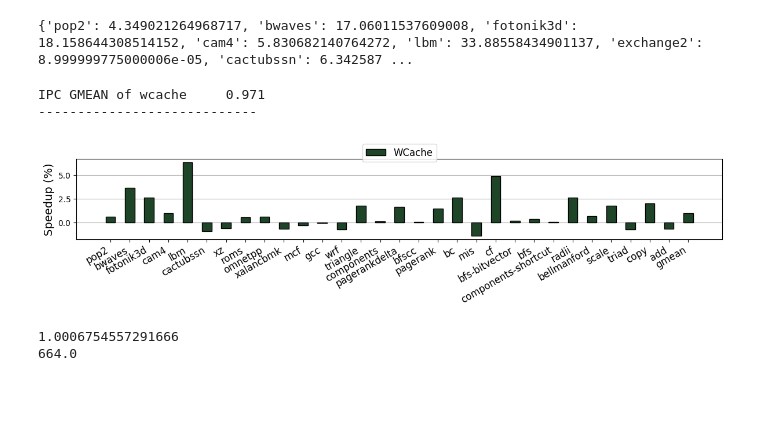
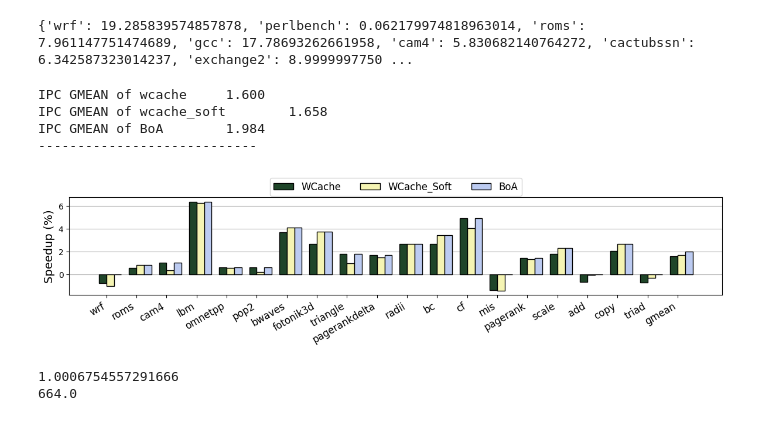
Before and after one commit to panzerox123/champsim-bard, a Jupyter notebook: data/wcache.ipynb, the cells around one changed output. Cells and saved outputs as stored; diff of their text form; code cells hidden in the pictures; blank space fills up the shorter version.

```diff
--- a/data/wcache.ipynb
+++ b/data/wcache.ipynb
@@ -30,24 +30,28 @@ def read_csv_file(filename: str) -> dict:
     return d
 
 EXCLUDE = []
-MPKI_MIN = 1.0
+MPKI_MIN = 2.5
 
-def get_stats_for_builds(builds: list[str], stat_name: str, reference_mpki: dict, mpki_min=MPKI_MIN) -> dict:
+def get_stats_for_builds(builds: list[str], stat_name: str, reference_mpki: dict, reference_wrr: dict, mpki_min=MPKI_MIN, wrr_min=0.2) -> dict:
     out = {}
 
     for b in builds:
         d = read_csv_file(f'{b}.csv')
-        out[b] = { w: stats[stat_name] for (w,stats) in d.items() if reference_mpki[w] >= mpki_min and w not in EXCLUDE }
+        out[b] = { w: stats[stat_name] for (w,stats) in d.items()\
+                  if reference_mpki[w] >= mpki_min\
+                  and reference_wrr[w] >= wrr_min\
+                  and w not in EXCLUDE }
     return out
 # %%
 baseline_stats = read_csv_file('baseline.csv')
 reference_mpki = { w: stats['MPKI'] for (w,stats) in baseline_stats.items() }
+reference_wrr = { w: stats['Write-Read-Ratio'] for (w,stats) in baseline_stats.items() }
 print(reference_mpki)
 # %% [output]
-{'pop2': 4.349021264968717, 'bwaves': 17.06011537609008, 'fotonik3d': 18.158644308514152, 'cam4': 5.830682140764272, 'lbm': 33.88558434901137, 'exchange2': 8.999999775000006e-05, 'cactubssn': 6.342587 ...
+{'wrf': 19.285839574857878, 'perlbench': 0.062179974818963014, 'roms': 7.961147751474689, 'gcc': 17.78693262661958, 'cam4': 5.830682140764272, 'cactubssn': 6.342587323014237, 'exchange2': 8.9999997750 ...
 # %%
 def plot_relative_stat(output_file, builds: list[str], stat_name: str, y_label: str, labels: list, color_list: list, negate=False, percentage=False, plot_best_of_all=False):
-    stats = get_stats_for_builds(builds, stat_name, reference_mpki=reference_mpki)
+    stats = get_stats_for_builds(builds, stat_name, reference_mpki=reference_mpki, reference_wrr=reference_wrr)
 
     n_labels = len(builds)
     if plot_best_of_all:
@@ -118,16 +122,18 @@ def plot_relative_stat(output_file, builds: list[str], stat_name: str, y_label:
 # %%
 # Main evaluations:
 plot_relative_stat('plots/main_evals_lru.pdf',
-                   ['baseline', 'wcache'],
+                   ['baseline', 'wcache', 'wcache_soft'],
                    'IPC',
                    'Speedup (%)',
-                   ['WCache'],
+                   ['WCache', 'WCache_Soft'],
                    [C3, C1, C4],
-                   percentage=True, plot_best_of_all=False)
+                   percentage=True, plot_best_of_all=True)
 # %% [output]
-IPC GMEAN of wcache     0.971
+IPC GMEAN of wcache     1.600
+IPC GMEAN of wcache_soft        1.658
+IPC GMEAN of BoA        1.984
 ----------------------------
-[figure, old version]
+[figure, new version]
 # %%
 ### LRU SRAM OVERHEADS
 
```
Also changed, not shown: 9 other files.
